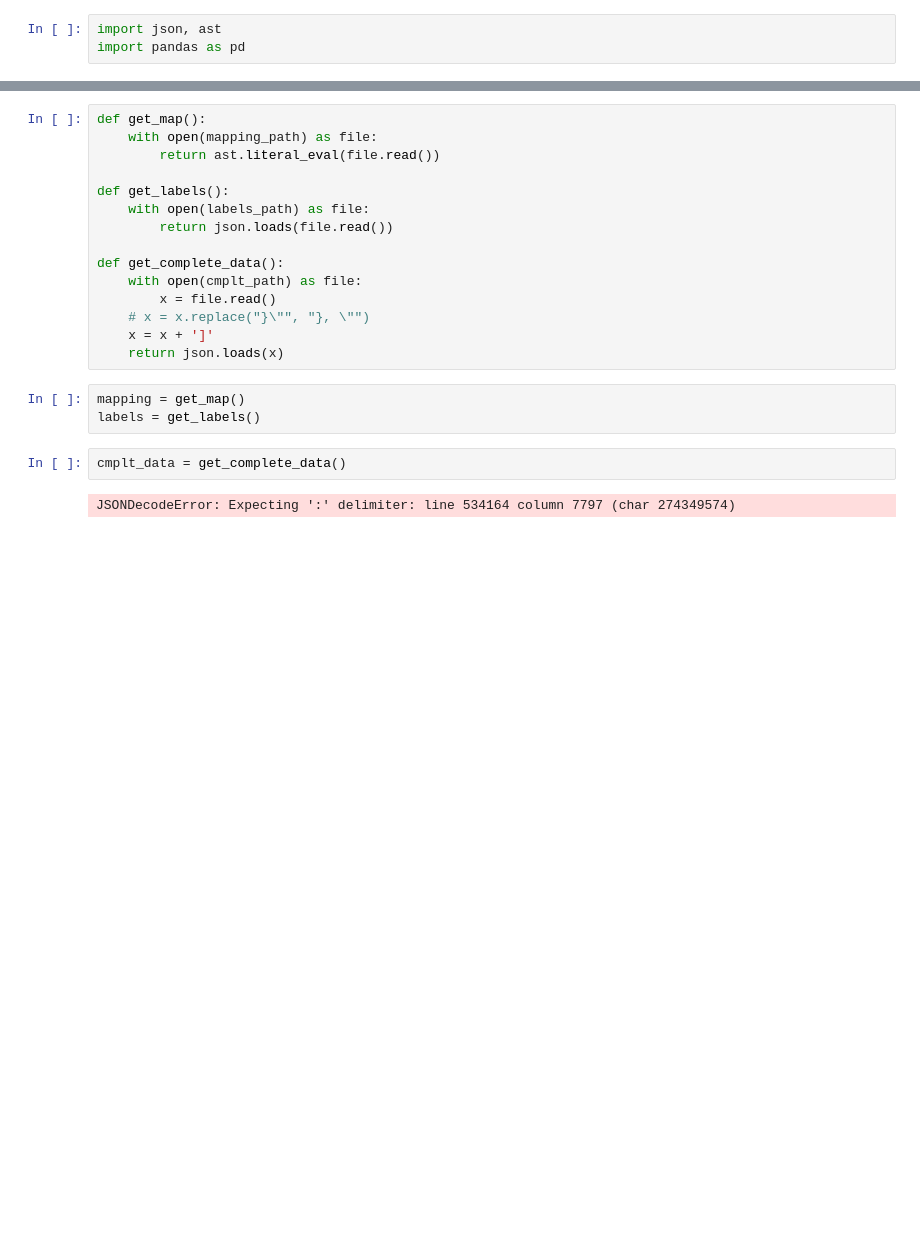
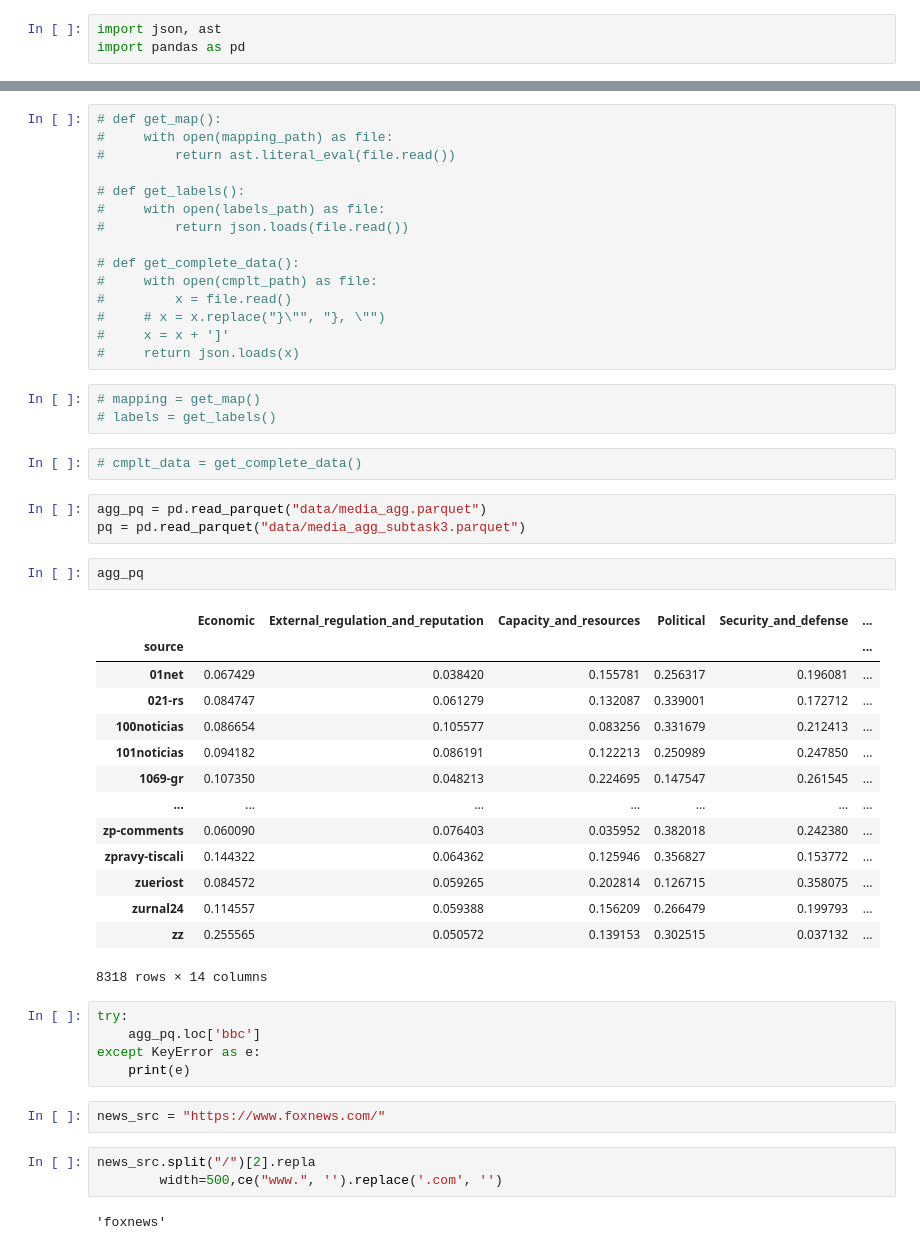
Before and after one commit to Stealth-py/FactandBias, a Jupyter notebook: parse_data.ipynb, the cells around one changed output, grey strips where cells are left out. Drawn from its saved outputs; the diff is of its cells as text; blank space fills up the shorter version.

```diff
--- a/parse_data.ipynb
+++ b/parse_data.ipynb
@@ -9,22 +9,52 @@ mapping_path=data_path+"url_map.txt"
 # %%
-def get_map():
-    with open(mapping_path) as file:
-        return ast.literal_eval(file.read())
+# def get_map():
+#     with open(mapping_path) as file:
+#         return ast.literal_eval(file.read())
 
-def get_labels():
-    with open(labels_path) as file:
-        return json.loads(file.read())
+# def get_labels():
+#     with open(labels_path) as file:
+#         return json.loads(file.read())
 
-def get_complete_data():
-    with open(cmplt_path) as file:
-        x = file.read()
-    # x = x.replace("}\"", "}, \"")
-    x = x + ']'
-    return json.loads(x)
+# def get_complete_data():
+#     with open(cmplt_path) as file:
+#         x = file.read()
+#     # x = x.replace("}\"", "}, \"")
+#     x = x + ']'
+#     return json.loads(x)
 # %%
-mapping = get_map()
-labels = get_labels()
+# mapping = get_map()
+# labels = get_labels()
-# %%
-cmplt_data = get_complete_data()
-# %% [output]
-JSONDecodeError: Expecting ':' delimiter: line 534164 column 7797 (char 274349574)
+# %%
+# cmplt_data = get_complete_data()
+# %%
+agg_pq = pd.read_parquet("data/media_agg.parquet")
+pq = pd.read_parquet("data/media_agg_subtask3.parquet")
+# %%
+agg_pq
+# %% [output]
+|  | Economic | External_regulation_and_reputation | Capacity_and_resources | Political | Security_and_defense | ... |
+| source |  |  |  |  |  | ... |
+| 01net | 0.067429 | 0.038420 | 0.155781 | 0.256317 | 0.196081 | ... |
+| 021-rs | 0.084747 | 0.061279 | 0.132087 | 0.339001 | 0.172712 | ... |
+| 100noticias | 0.086654 | 0.105577 | 0.083256 | 0.331679 | 0.212413 | ... |
+| 101noticias | 0.094182 | 0.086191 | 0.122213 | 0.250989 | 0.247850 | ... |
+| 1069-gr | 0.107350 | 0.048213 | 0.224695 | 0.147547 | 0.261545 | ... |
+| ... | ... | ... | ... | ... | ... | ... |
+| zp-comments | 0.060090 | 0.076403 | 0.035952 | 0.382018 | 0.242380 | ... |
+| zpravy-tiscali | 0.144322 | 0.064362 | 0.125946 | 0.356827 | 0.153772 | ... |
+| zueriost | 0.084572 | 0.059265 | 0.202814 | 0.126715 | 0.358075 | ... |
+| zurnal24 | 0.114557 | 0.059388 | 0.156209 | 0.266479 | 0.199793 | ... |
+| zz | 0.255565 | 0.050572 | 0.139153 | 0.302515 | 0.037132 | ... |
+8318 rows × 14 columns
+# %%
+try:
+    agg_pq.loc['bbc']
+except KeyError as e:
+    print(e)
+# %%
+news_src = "https://www.foxnews.com/"
+# %%
+news_src.split("/")[2].repla
+        width=500,ce("www.", '').replace('.com', '')
+# %% [output]
+'foxnews'
```
Also changed, not shown: parts of 18 cells of this notebook, 5 other files.
